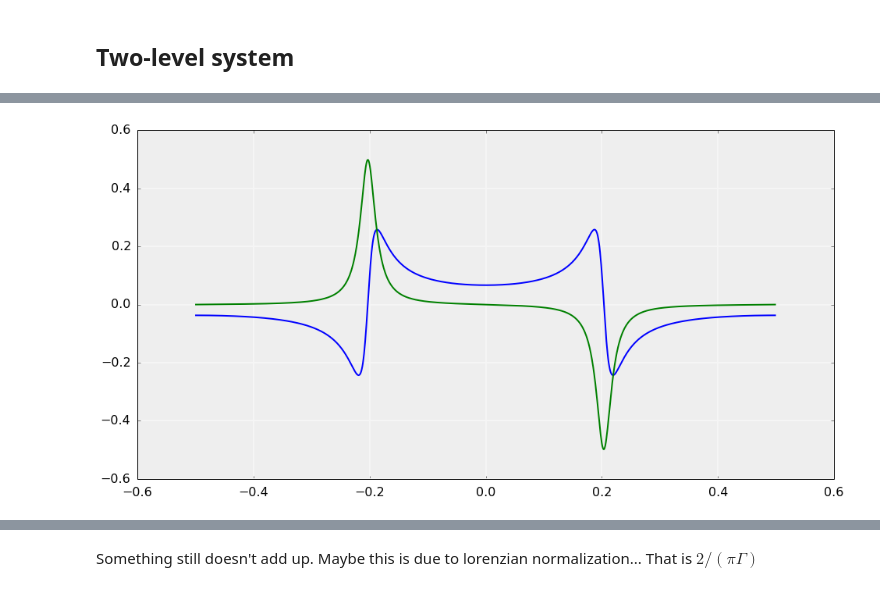
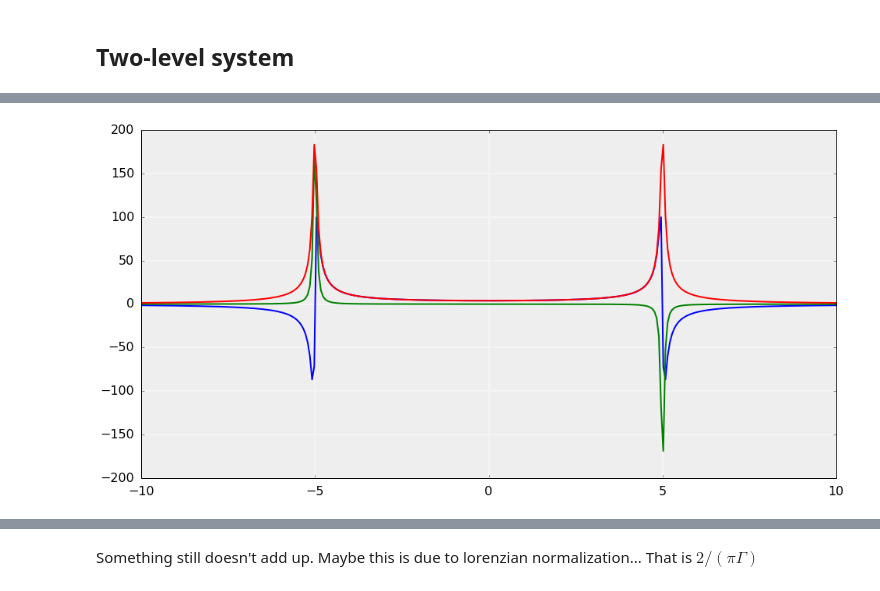
Before and after one commit to antonl/notebooks, a Jupyter notebook: Reproduce Pulleritz Paper.ipynb, the cells around one changed output, grey strips where cells are left out. Cells and saved outputs as stored; diff of their text form; code cells hidden in the pictures.

```diff
--- a/Reproduce Pulleritz Paper.ipynb
+++ b/Reproduce Pulleritz Paper.ipynb
@@ -86,7 +87,7 @@ def spost(A):
     return sp.kron(np.conj(A).T, np.eye(A.shape[1], dtype=int))
 
 def liouvillian(H):
-    return -1.0j*(spre(H) - spost(H))
+    return (spre(H) - spost(H))
 # %%
 kT
 # %% [output]
@@ -333,7 +317,9 @@ gs, es = basis(2,0), basis(2,1)
 
 e0 = 0.0
 e1 = 5 # 600 nm
-V = 0.2
+V = 1
+gamma = np.array([0, 0])
+dephasing = 0.05
 
 kT = 0.02 # 300 K in hbar/fs
 
@@ -350,7 +336,7 @@ Hsite = H1
 #Hsite = qeye(4)
 display(Hsite)
 
-Hint = np.sqrt(V)/2*sigmax()
+Hint = -V*sigmax()
 display(Hint)
 
 display(Hsite + Hint)
@@ -383,0 +350,27 @@ grid()
+# %%
+t2_list, dt = np.linspace(0, 100, 1000, retstep=True)
+expect = [ket2dm(basis(2,0)), ket2dm(basis(2,1)), Hint]
+res = np.zeros((len(expect), len(t2_list)), dtype=complex)
+vket = mat2vec(ket2dm(basis(2,0)))
+#vbra = mat2vec(ket2dm(basis(2,1))).T
+cV = liouvillian(Hint)
+#gamma = np.array([0, 1])
+L = liouvillian(Hsite)
+
+for I,J in it.product(range(2*2), repeat=2):
+    a,b = vec2mat_index(2, I)
+    c,d = vec2mat_index(2, J)
+
+    L[I,J] -= 0.5j*(gamma[a] + gamma[b]) + 1j*(a!=b)*dephasing
+
+norm = np.zeros((len(t2_list),))
+#L = -1.0j*liouvillian(Hsite) - 0.1*qeye(4) - np.kron(qeye(2), sigmax()) - np.kron(sigmax(), qeye(2))
+
+for i, t2 in enumerate(t2_list): # can be parallelized
+    G = sp.expm2(-1j*t2*L)
+    propagated = 1j*serial_dot([G, cV, vket])
+
+    norm[i] = np.real(np.trace(vec2mat(propagated)))
+    for k,A in enumerate(expect):
+        vbra = dag(mat2vec(A))
+        res[k,i] = np.squeeze(np.dot(vbra, propagated))
@@ -384,9 +386,10 @@ grid()
 # %%
 from numpy.fft import *
-plot(fftshift(fftfreq(1000, dt)), np.real(fftshift(fft(S1))))
-plot(fftshift(fftfreq(1000, dt)), np.imag(fftshift(fft(S1))))
-#plot(fftshift(fftfreq(1000, dt)), abs(fftshift(fft(S1))))
-#xlim([0,0.4])
+n_step = len(t2_list)
+plot(2*np.pi*fftshift(fftfreq(n_step, dt)), np.real(fftshift(fft(res[2,:]))))
+plot(2*np.pi*fftshift(fftfreq(n_step, dt)), np.imag(fftshift(fft(res[2,:]))))
+plot(2*np.pi*fftshift(fftfreq(n_step, dt)), abs(fftshift(fft(res[2,:]))))
+xlim([-10,10])
 grid()
 # %% [output]
-[figure, old version]
+[figure, new version]
```
Also changed, not shown: parts of 38 cells of this notebook.
